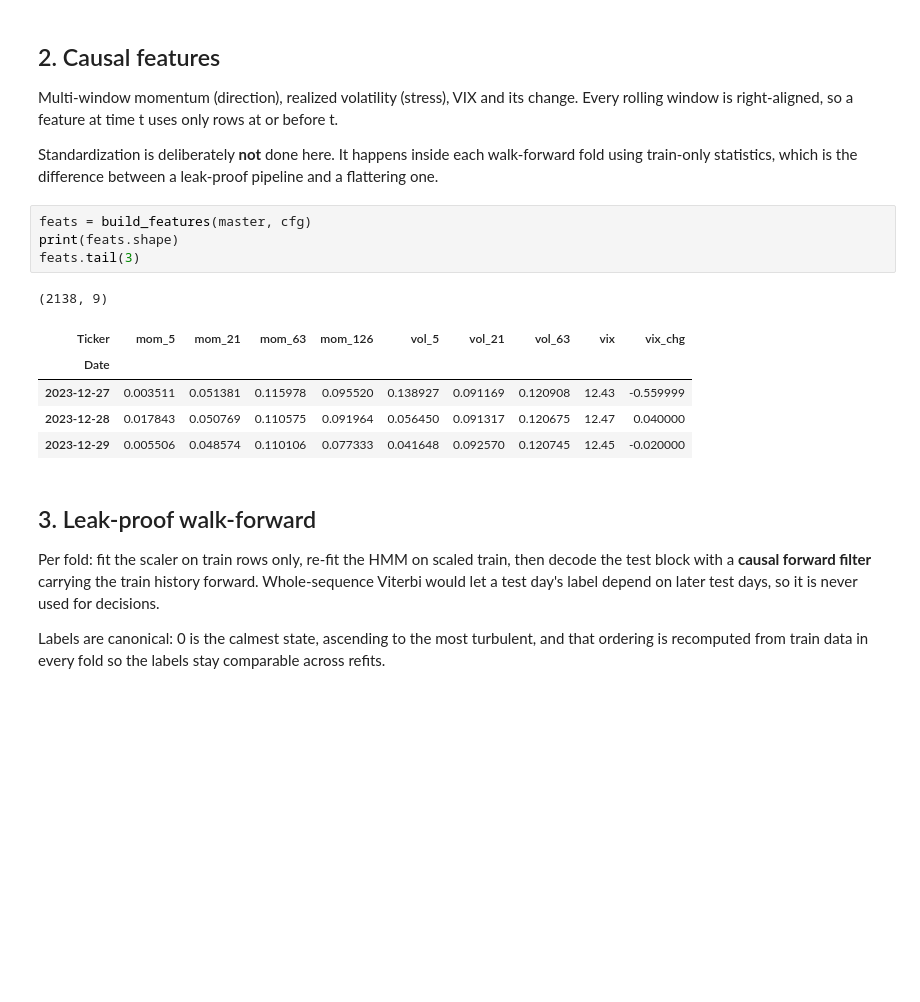
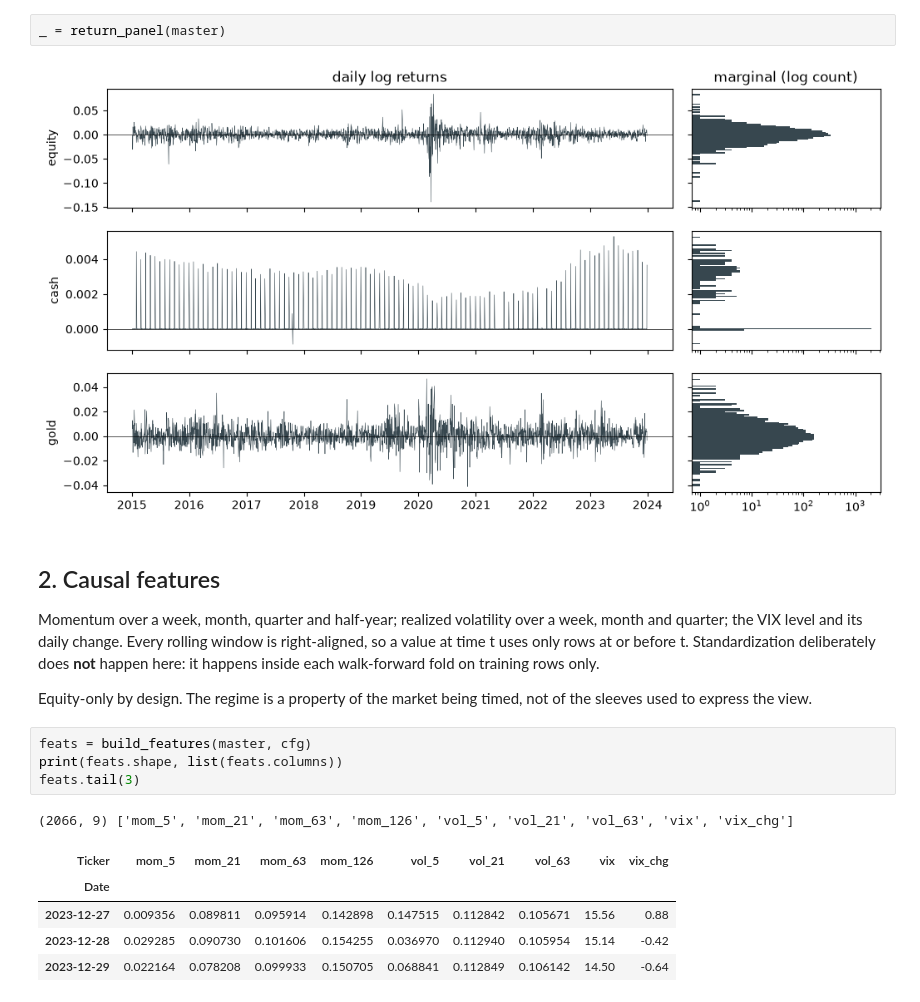
Before and after one commit to DogInfantry/Signals-Before-Storms, a Jupyter notebook: notebooks/driver.ipynb, the cells around one changed output. Cells and saved outputs as stored; diff of their text form; blank space fills up the shorter version.

```diff
--- a/notebooks/driver.ipynb
+++ b/notebooks/driver.ipynb
@@ -60,29 +111,25 @@ master.tail(3)
+# %%
+_ = return_panel(master)
+# %% [output]
+[figure, added]
 # %% [markdown]
 ## 2. Causal features
 
-Multi-window momentum (direction), realized volatility (stress), VIX and its change. Every rolling
-window is right-aligned, so a feature at time t uses only rows at or before t.
+Momentum over a week, month, quarter and half-year; realized volatility over a week, month and
+quarter; the VIX level and its daily change. Every rolling window is right-aligned, so a value at
+time t uses only rows at or before t. Standardization deliberately does **not** happen here: it
+happens inside each walk-forward fold on training rows only.
 
-Standardization is deliberately **not** done here. It happens inside each walk-forward fold using
-train-only statistics, which is the difference between a leak-proof pipeline and a flattering
-one.
+Equity-only by design. The regime is a property of the market being timed, not of the sleeves used
+to express the view.
 # %%
 feats = build_features(master, cfg)
-print(feats.shape)
+print(feats.shape, list(feats.columns))
 feats.tail(3)
 # %% [output]
-(2138, 9)
+(2066, 9) ['mom_5', 'mom_21', 'mom_63', 'mom_126', 'vol_5', 'vol_21', 'vol_63', 'vix', 'vix_chg']
 | Ticker | mom_5 | mom_21 | mom_63 | mom_126 | vol_5 | vol_21 | vol_63 | vix | vix_chg |
 | Date |  |  |  |  |  |  |  |  |  |
-| 2023-12-27 | 0.003511 | 0.051381 | 0.115978 | 0.095520 | 0.138927 | 0.091169 | 0.120908 | 12.43 | -0.559999 |
-| 2023-12-28 | 0.017843 | 0.050769 | 0.110575 | 0.091964 | 0.056450 | 0.091317 | 0.120675 | 12.47 | 0.040000 |
-| 2023-12-29 | 0.005506 | 0.048574 | 0.110106 | 0.077333 | 0.041648 | 0.092570 | 0.120745 | 12.45 | -0.020000 |
+| 2023-12-27 | 0.009356 | 0.089811 | 0.095914 | 0.142898 | 0.147515 | 0.112842 | 0.105671 | 15.56 | 0.88 |
+| 2023-12-28 | 0.029285 | 0.090730 | 0.101606 | 0.154255 | 0.036970 | 0.112940 | 0.105954 | 15.14 | -0.42 |
+| 2023-12-29 | 0.022164 | 0.078208 | 0.099933 | 0.150705 | 0.068841 | 0.112849 | 0.106142 | 14.50 | -0.64 |
-# %% [markdown]
-## 3. Leak-proof walk-forward
-
-Per fold: fit the scaler on train rows only, re-fit the HMM on scaled train, then decode the test
-block with a **causal forward filter** carrying the train history forward. Whole-sequence Viterbi
-would let a test day's label depend on later test days, so it is never used for decisions.
-
-Labels are canonical: 0 is the calmest state, ascending to the most turbulent, and that ordering
-is recomputed from train data in every fold so the labels stay comparable across refits.
```
Also changed, not shown: parts of 57 cells of this notebook, 9 other files.
